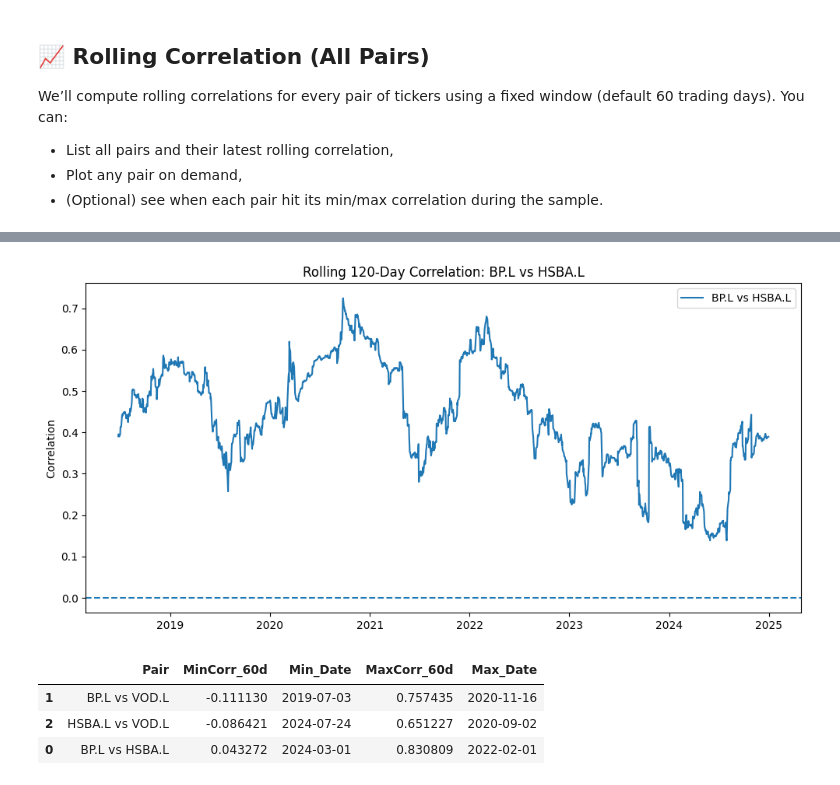
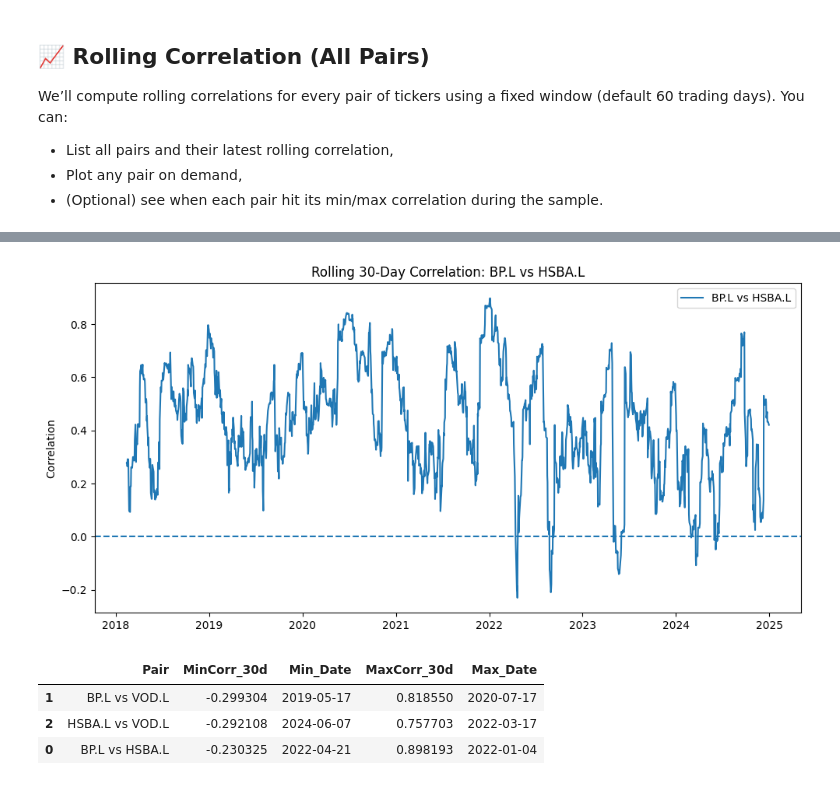
Before and after one commit to Shun3711/stock-trend-etl-spark, a Jupyter notebook: spark_jobs/Risk-Adjusted Metrics.ipynb, the cells around one changed output, grey strips where cells are left out. Cells and saved outputs as stored; diff of their text form; code cells hidden in the pictures.

```diff
--- a/spark_jobs/Risk-Adjusted Metrics.ipynb
+++ b/spark_jobs/Risk-Adjusted Metrics.ipynb
@@ -348,20 +348,21 @@ combined
 # %%
 # Choose a pair to plot (edit these two lines only)
 pair_to_plot = pairs[0]  # e.g., ('BP.L','HSBA.L')
 a, b = pair_to_plot
+window = 30
 
 rc = rolling_corr_pair(returns_wide, a, b, window)
 
 plt.figure(figsize=(10,5))
 plt.plot(rc.index, rc, label=f"{a} vs {b}")
 plt.axhline(0, linestyle="--")
 plt.title(f"Rolling {window}-Day Correlation: {a} vs {b}")
 plt.ylabel("Correlation")
 plt.legend()
 plt.tight_layout()
 plt.show()
 # %% [output]
-[figure, old version]
+[figure, new version]
 # %%
 extrema_rows = []
 for a, b in pairs:
@@ -379,7 +380,7 @@ for a, b in pairs:
 extrema_table = pd.DataFrame(extrema_rows).sort_values(f"MinCorr_{window}d")
 display(extrema_table)
 # %% [output]
-|  | Pair | MinCorr_60d | Min_Date | MaxCorr_60d | Max_Date |
-| 1 | BP.L vs VOD.L | -0.111130 | 2019-07-03 | 0.757435 | 2020-11-16 |
-| 2 | HSBA.L vs VOD.L | -0.086421 | 2024-07-24 | 0.651227 | 2020-09-02 |
-| 0 | BP.L vs HSBA.L | 0.043272 | 2024-03-01 | 0.830809 | 2022-02-01 |
+|  | Pair | MinCorr_30d | Min_Date | MaxCorr_30d | Max_Date |
+| 1 | BP.L vs VOD.L | -0.299304 | 2019-05-17 | 0.818550 | 2020-07-17 |
+| 2 | HSBA.L vs VOD.L | -0.292108 | 2024-06-07 | 0.757703 | 2022-03-17 |
+| 0 | BP.L vs HSBA.L | -0.230325 | 2022-04-21 | 0.898193 | 2022-01-04 |
```
Also changed, not shown: parts of 5 cells of this notebook.
